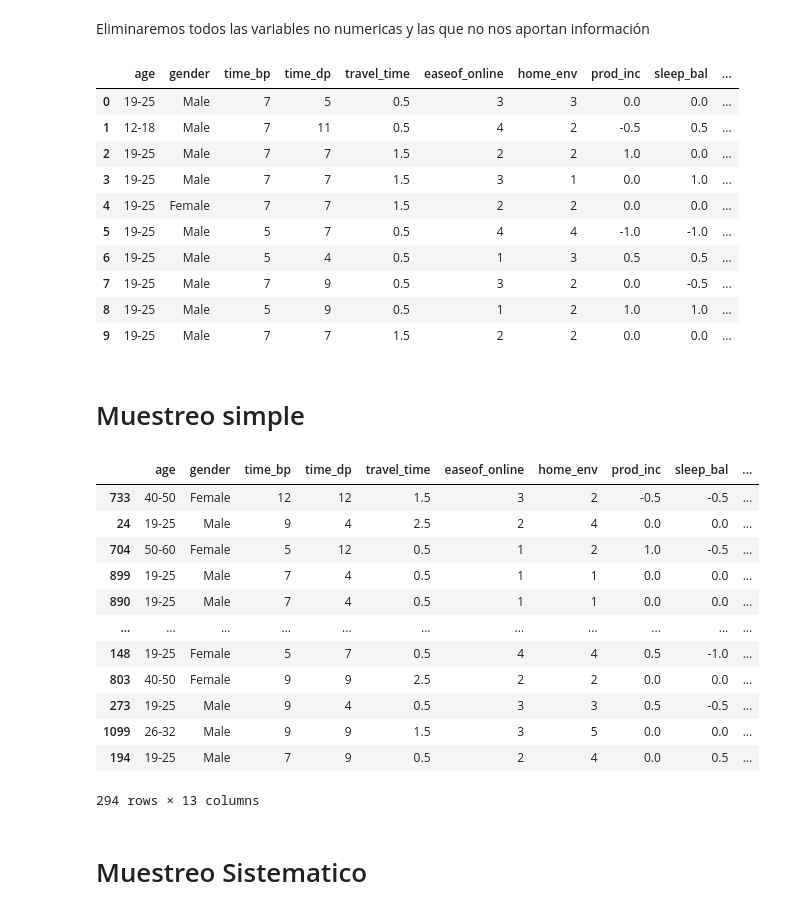
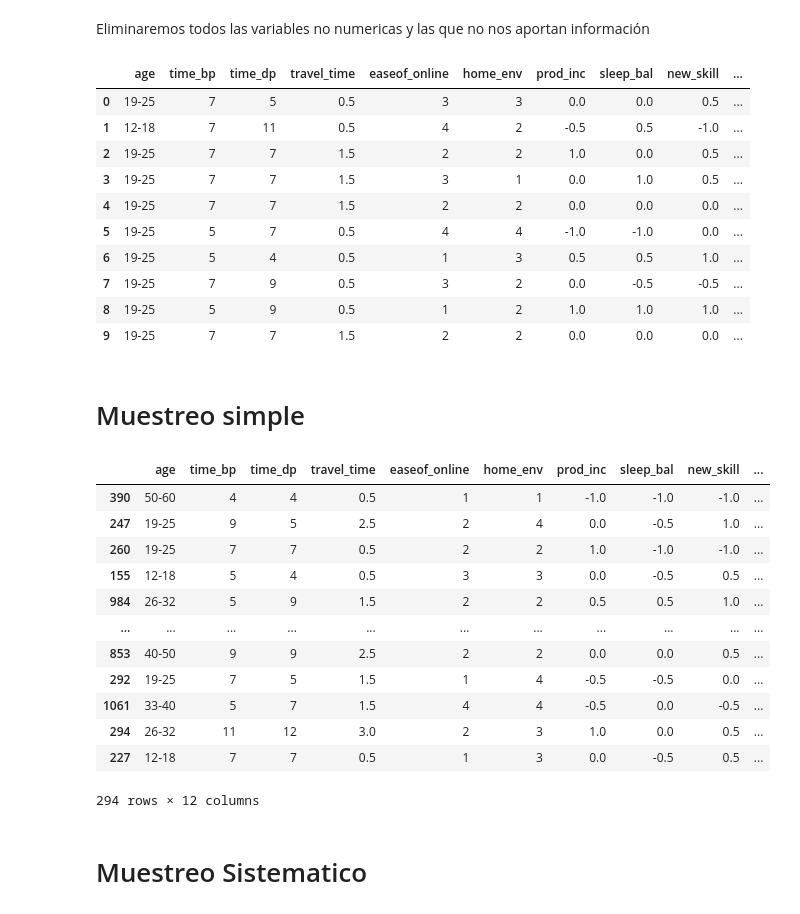
Before and after one commit to Gennifer2001/tesis, a Jupyter notebook: Tésisjeje_muestreo.ipynb, the cells around one changed output. Saved outputs shown, nothing was run; the diff lists cells and outputs as text; code cells hidden in the pictures.

```diff
--- a/Tésisjeje_muestreo.ipynb
+++ b/Tésisjeje_muestreo.ipynb
@@ -82,40 +83,40 @@ df1
 Eliminaremos todos las variables no numericas y las que no nos aportan información
 # %%
 # @title
-df2 = df.drop([ 'occupation','line_of_work','prefer','certaindays_hw','Unnamed: 19','travel+work','like_hw','dislike_hw','time_bp.1','Unnamed: 19'], axis=1)
+df2 = df.drop(['gender', 'occupation','line_of_work','prefer','certaindays_hw','Unnamed: 19','travel+work','like_hw','dislike_hw','time_bp.1','Unnamed: 19'], axis=1)
 imge = df2.head(10)
 imge
 # %% [output]
-|  | age | gender | time_bp | time_dp | travel_time | easeof_online | home_env | prod_inc | sleep_bal | ... |
-| 0 | 19-25 | Male | 7 | 5 | 0.5 | 3 | 3 | 0.0 | 0.0 | ... |
-| 1 | 12-18 | Male | 7 | 11 | 0.5 | 4 | 2 | -0.5 | 0.5 | ... |
-| 2 | 19-25 | Male | 7 | 7 | 1.5 | 2 | 2 | 1.0 | 0.0 | ... |
-| 3 | 19-25 | Male | 7 | 7 | 1.5 | 3 | 1 | 0.0 | 1.0 | ... |
-| 4 | 19-25 | Female | 7 | 7 | 1.5 | 2 | 2 | 0.0 | 0.0 | ... |
-| 5 | 19-25 | Male | 5 | 7 | 0.5 | 4 | 4 | -1.0 | -1.0 | ... |
-| 6 | 19-25 | Male | 5 | 4 | 0.5 | 1 | 3 | 0.5 | 0.5 | ... |
-| 7 | 19-25 | Male | 7 | 9 | 0.5 | 3 | 2 | 0.0 | -0.5 | ... |
-| 8 | 19-25 | Male | 5 | 9 | 0.5 | 1 | 2 | 1.0 | 1.0 | ... |
-| 9 | 19-25 | Male | 7 | 7 | 1.5 | 2 | 2 | 0.0 | 0.0 | ... |
+|  | age | time_bp | time_dp | travel_time | easeof_online | home_env | prod_inc | sleep_bal | new_skill | ... |
+| 0 | 19-25 | 7 | 5 | 0.5 | 3 | 3 | 0.0 | 0.0 | 0.5 | ... |
+| 1 | 12-18 | 7 | 11 | 0.5 | 4 | 2 | -0.5 | 0.5 | -1.0 | ... |
+| 2 | 19-25 | 7 | 7 | 1.5 | 2 | 2 | 1.0 | 0.0 | 0.5 | ... |
+| 3 | 19-25 | 7 | 7 | 1.5 | 3 | 1 | 0.0 | 1.0 | 0.5 | ... |
+| 4 | 19-25 | 7 | 7 | 1.5 | 2 | 2 | 0.0 | 0.0 | 0.0 | ... |
+| 5 | 19-25 | 5 | 7 | 0.5 | 4 | 4 | -1.0 | -1.0 | 0.0 | ... |
+| 6 | 19-25 | 5 | 4 | 0.5 | 1 | 3 | 0.5 | 0.5 | 1.0 | ... |
+| 7 | 19-25 | 7 | 9 | 0.5 | 3 | 2 | 0.0 | -0.5 | -0.5 | ... |
+| 8 | 19-25 | 5 | 9 | 0.5 | 1 | 2 | 1.0 | 1.0 | 1.0 | ... |
+| 9 | 19-25 | 7 | 7 | 1.5 | 2 | 2 | 0.0 | 0.0 | 0.0 | ... |
 # %% [markdown]
 # Muestreo simple
 # %%
 prop_25 = df2.sample(frac = .25)
 prop_25
 # %% [output]
-|  | age | gender | time_bp | time_dp | travel_time | easeof_online | home_env | prod_inc | sleep_bal | ... |
-| 733 | 40-50 | Female | 12 | 12 | 1.5 | 3 | 2 | -0.5 | -0.5 | ... |
-| 24 | 19-25 | Male | 9 | 4 | 2.5 | 2 | 4 | 0.0 | 0.0 | ... |
-| 704 | 50-60 | Female | 5 | 12 | 0.5 | 1 | 2 | 1.0 | -0.5 | ... |
-| 899 | 19-25 | Male | 7 | 4 | 0.5 | 1 | 1 | 0.0 | 0.0 | ... |
-| 890 | 19-25 | Male | 7 | 4 | 0.5 | 1 | 1 | 0.0 | 0.0 | ... |
+|  | age | time_bp | time_dp | travel_time | easeof_online | home_env | prod_inc | sleep_bal | new_skill | ... |
+| 390 | 50-60 | 4 | 4 | 0.5 | 1 | 1 | -1.0 | -1.0 | -1.0 | ... |
+| 247 | 19-25 | 9 | 5 | 2.5 | 2 | 4 | 0.0 | -0.5 | 1.0 | ... |
+| 260 | 19-25 | 7 | 7 | 0.5 | 2 | 2 | 1.0 | -1.0 | -1.0 | ... |
+| 155 | 12-18 | 5 | 4 | 0.5 | 3 | 3 | 0.0 | -0.5 | 0.5 | ... |
+| 984 | 26-32 | 5 | 9 | 1.5 | 2 | 2 | 0.5 | 0.5 | 1.0 | ... |
 | ... | ... | ... | ... | ... | ... | ... | ... | ... | ... | ... |
-| 148 | 19-25 | Female | 5 | 7 | 0.5 | 4 | 4 | 0.5 | -1.0 | ... |
-| 803 | 40-50 | Female | 9 | 9 | 2.5 | 2 | 2 | 0.0 | 0.0 | ... |
-| 273 | 19-25 | Male | 9 | 4 | 0.5 | 3 | 3 | 0.5 | -0.5 | ... |
-| 1099 | 26-32 | Male | 9 | 9 | 1.5 | 3 | 5 | 0.0 | 0.0 | ... |
-| 194 | 19-25 | Male | 7 | 9 | 0.5 | 2 | 4 | 0.0 | 0.5 | ... |
+| 853 | 40-50 | 9 | 9 | 2.5 | 2 | 2 | 0.0 | 0.0 | 0.5 | ... |
+| 292 | 19-25 | 7 | 5 | 1.5 | 1 | 4 | -0.5 | -0.5 | 0.0 | ... |
+| 1061 | 33-40 | 5 | 7 | 1.5 | 4 | 4 | -0.5 | 0.0 | -0.5 | ... |
+| 294 | 26-32 | 11 | 12 | 3.0 | 2 | 3 | 1.0 | 0.0 | 0.5 | ... |
+| 227 | 12-18 | 7 | 7 | 0.5 | 1 | 3 | 0.0 | -0.5 | 0.5 | ... |
-294 rows × 13 columns
+294 rows × 12 columns
 # %% [markdown]
 # Muestreo Sistematico
 # %%
```
Also changed, not shown: parts of 11 cells of this notebook.
